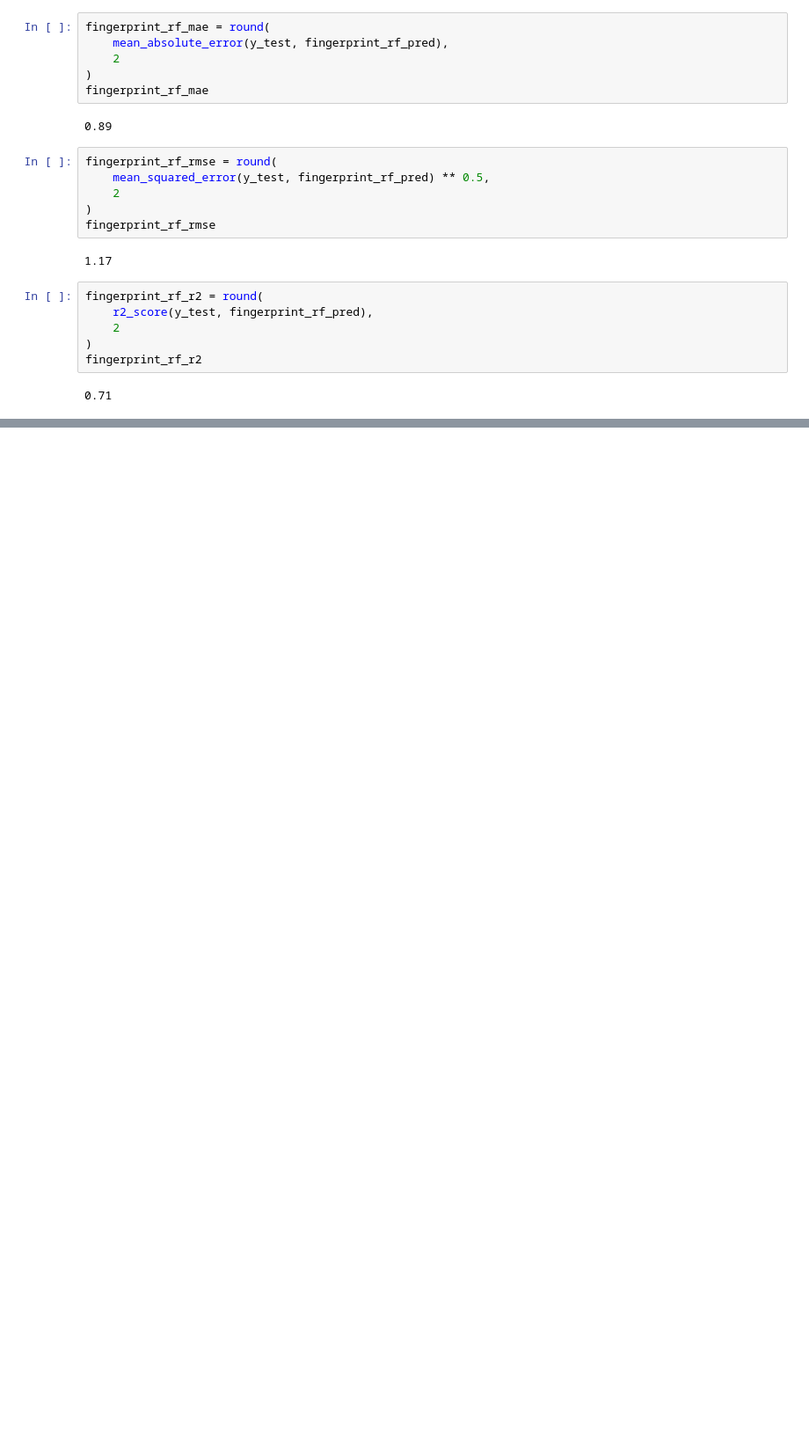
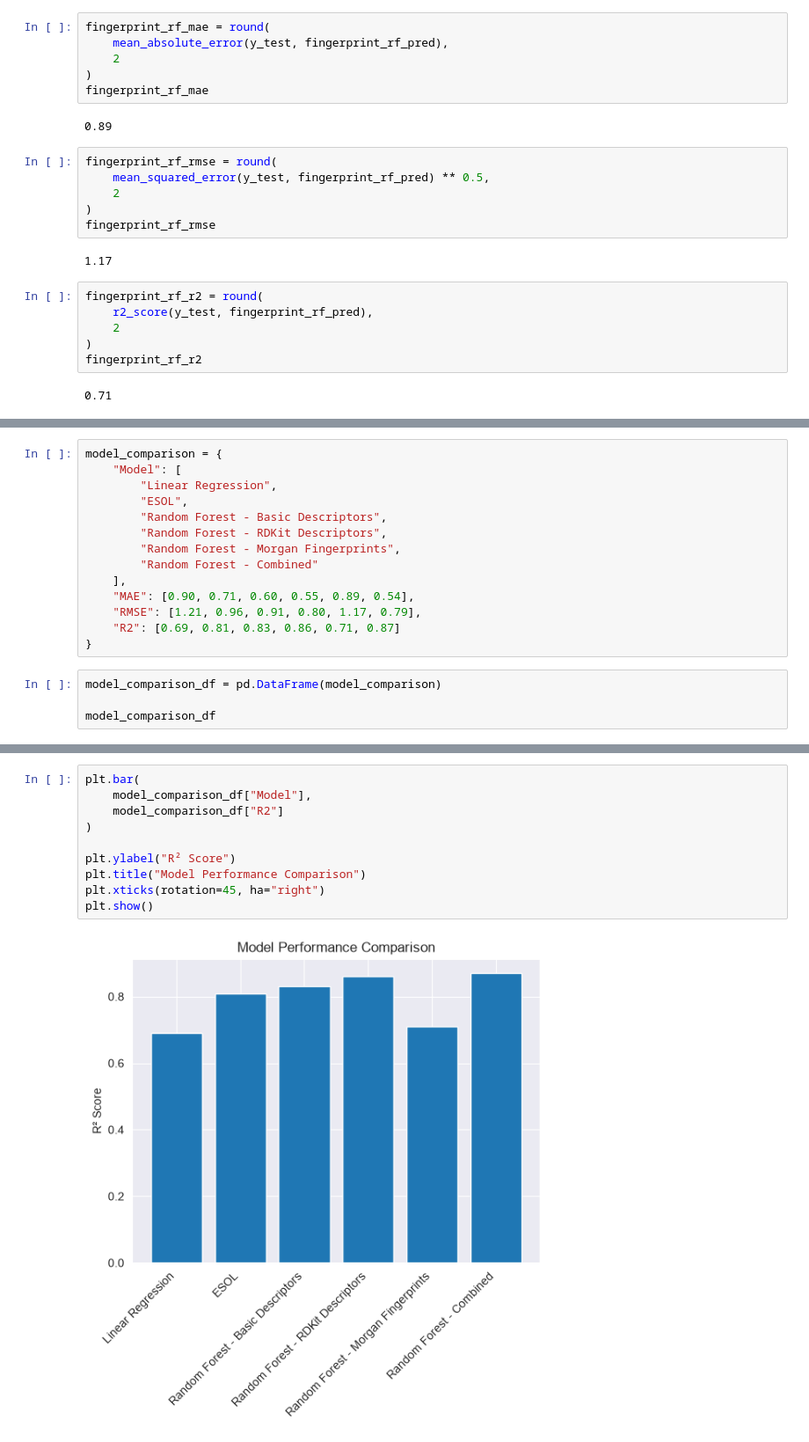
Before and after one commit to bernakayaoglu/Molecular-Solubility-Analysis, a Jupyter notebook: Molecular_Solubility_Analysis.ipynb, the cells around one changed output, grey strips where cells are left out. Shown at 88% size. Cells and saved outputs as stored; diff of their text form; blank space fills up the shorter version.

```diff
--- a/Molecular_Solubility_Analysis.ipynb
+++ b/Molecular_Solubility_Analysis.ipynb
@@ -1862,0 +2311,18 @@ These results suggest that molecular descriptors and fingerprints provide differ
+# %%
+model_comparison = {
+    "Model": [
+        "Linear Regression",
+        "ESOL",
+        "Random Forest - Basic Descriptors",
+        "Random Forest - RDKit Descriptors",
+        "Random Forest - Morgan Fingerprints",
+        "Random Forest - Combined"
+    ],
+    "MAE": [0.90, 0.71, 0.60, 0.55, 0.89, 0.54],
+    "RMSE": [1.21, 0.96, 0.91, 0.80, 1.17, 0.79],
+    "R2": [0.69, 0.81, 0.83, 0.86, 0.71, 0.87]
+}
+# %%
+model_comparison_df = pd.DataFrame(model_comparison)
+
+model_comparison_df
@@ -1862,0 +2337,12 @@ These results suggest that molecular descriptors and fingerprints provide differ
+# %%
+plt.bar(
+    model_comparison_df["Model"],
+    model_comparison_df["R2"]
+)
+
+plt.ylabel("R² Score")
+plt.title("Model Performance Comparison")
+plt.xticks(rotation=45, ha="right")
+plt.show()
+# %% [output]
+[figure, added]
```
Also changed, not shown: parts of 75 cells of this notebook, 2 other files.
